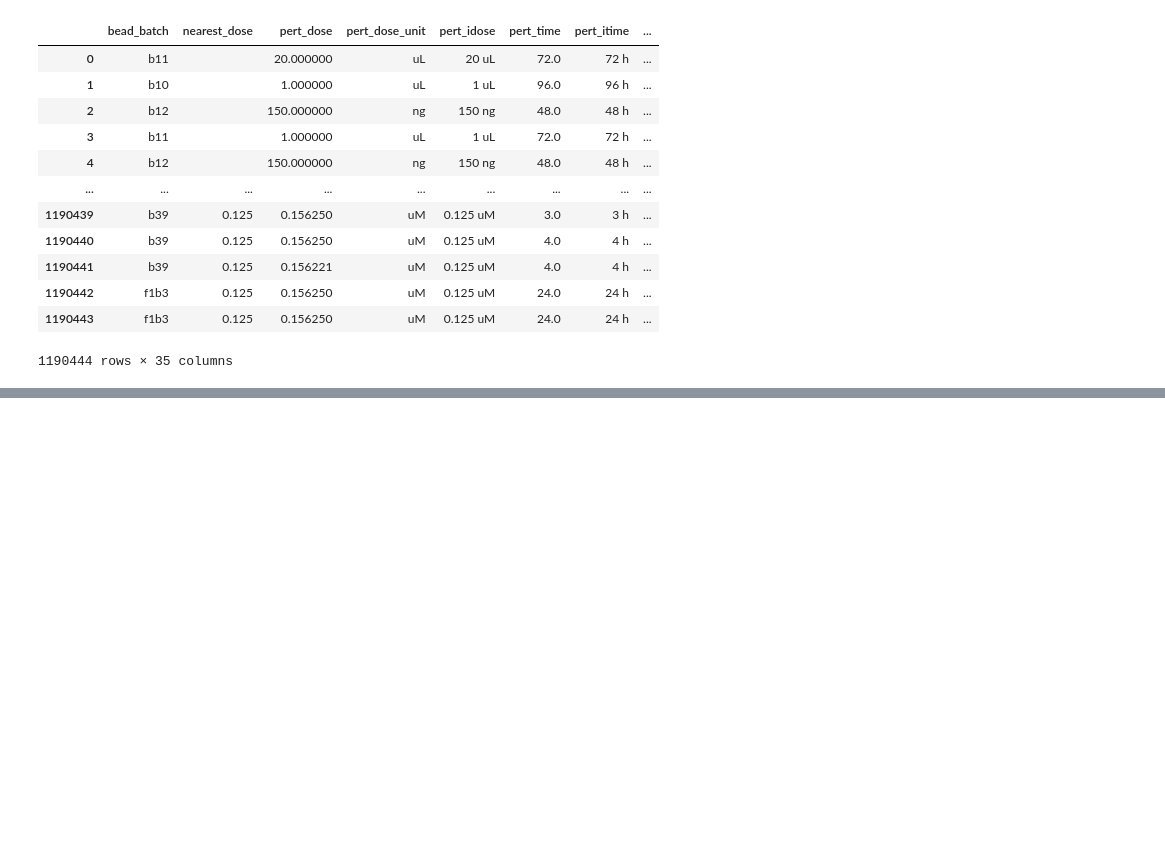
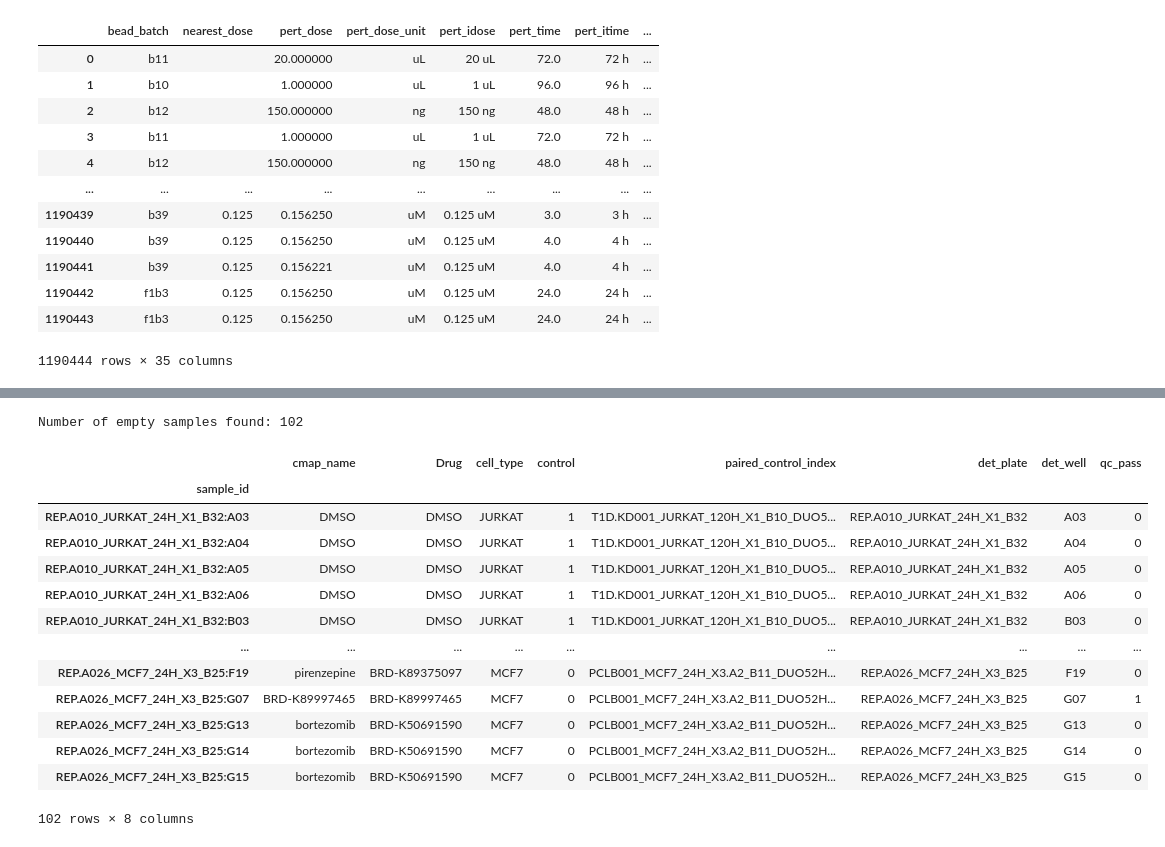
Before and after one commit to animichellegalstyan/prnet_eval, a Jupyter notebook: preprocessing_notebook.ipynb, the cells around one changed output, grey strips where cells are left out. Drawn from its saved outputs; the diff is of its cells as text; code cells hidden in the pictures; blank space fills up the shorter version.

```diff
--- a/preprocessing_notebook.ipynb
+++ b/preprocessing_notebook.ipynb
@@ -577,0 +609,44 @@ AnnData object with n_obs × n_vars = 728625 × 978 backed at '/Users/ani/Thesis
+# %%
+if sp.issparse(adata.X):
+    row_sums = np.array(adata.X.sum(axis=1)).flatten()
+else:
+    row_sums = adata.X.sum(axis=1)
+
+# 2. Create a boolean mask where the sum is exactly 0
+zero_mask = (row_sums == 0)
+
+# 3. Slice your AnnData object to keep ONLY the zero-expression samples
+corrupted_samples = adata[zero_mask].copy()
+
+print(f"Number of empty samples found: {corrupted_samples.n_obs}")
+
+# 4. Extract their observable metadata (.obs) into a pandas DataFrame
+observable_metadata = corrupted_samples.obs
+
+# 5. Let's look at specific informative columns (adjust these based on your needs!)
+columns_to_inspect = [
+    'cmap_name', 'Drug', 'cell_type', 'control',
+    'paired_control_index', 'det_plate', 'det_well', 'qc_pass'
+]
+
+# Filter columns that actually exist in your metadata to avoid KeyErrors
+available_columns = [col for col in columns_to_inspect if col in observable_metadata.columns]
+
+# Display the top 10 rows to inspect them right now
+observable_metadata[available_columns]
+# %% [output]
+Number of empty samples found: 102
+|  | cmap_name | Drug | cell_type | control | paired_control_index | det_plate | det_well | qc_pass |
+| sample_id |  |  |  |  |  |  |  |  |
+| REP.A010_JURKAT_24H_X1_B32:A03 | DMSO | DMSO | JURKAT | 1 | T1D.KD001_JURKAT_120H_X1_B10_DUO5... | REP.A010_JURKAT_24H_X1_B32 | A03 | 0 |
+| REP.A010_JURKAT_24H_X1_B32:A04 | DMSO | DMSO | JURKAT | 1 | T1D.KD001_JURKAT_120H_X1_B10_DUO5... | REP.A010_JURKAT_24H_X1_B32 | A04 | 0 |
+| REP.A010_JURKAT_24H_X1_B32:A05 | DMSO | DMSO | JURKAT | 1 | T1D.KD001_JURKAT_120H_X1_B10_DUO5... | REP.A010_JURKAT_24H_X1_B32 | A05 | 0 |
+| REP.A010_JURKAT_24H_X1_B32:A06 | DMSO | DMSO | JURKAT | 1 | T1D.KD001_JURKAT_120H_X1_B10_DUO5... | REP.A010_JURKAT_24H_X1_B32 | A06 | 0 |
+| REP.A010_JURKAT_24H_X1_B32:B03 | DMSO | DMSO | JURKAT | 1 | T1D.KD001_JURKAT_120H_X1_B10_DUO5... | REP.A010_JURKAT_24H_X1_B32 | B03 | 0 |
+| ... | ... | ... | ... | ... | ... | ... | ... | ... |
+| REP.A026_MCF7_24H_X3_B25:F19 | pirenzepine | BRD-K89375097 | MCF7 | 0 | PCLB001_MCF7_24H_X3.A2_B11_DUO52H... | REP.A026_MCF7_24H_X3_B25 | F19 | 0 |
+| REP.A026_MCF7_24H_X3_B25:G07 | BRD-K89997465 | BRD-K89997465 | MCF7 | 0 | PCLB001_MCF7_24H_X3.A2_B11_DUO52H... | REP.A026_MCF7_24H_X3_B25 | G07 | 1 |
+| REP.A026_MCF7_24H_X3_B25:G13 | bortezomib | BRD-K50691590 | MCF7 | 0 | PCLB001_MCF7_24H_X3.A2_B11_DUO52H... | REP.A026_MCF7_24H_X3_B25 | G13 | 0 |
+| REP.A026_MCF7_24H_X3_B25:G14 | bortezomib | BRD-K50691590 | MCF7 | 0 | PCLB001_MCF7_24H_X3.A2_B11_DUO52H... | REP.A026_MCF7_24H_X3_B25 | G14 | 0 |
+| REP.A026_MCF7_24H_X3_B25:G15 | bortezomib | BRD-K50691590 | MCF7 | 0 | PCLB001_MCF7_24H_X3.A2_B11_DUO52H... | REP.A026_MCF7_24H_X3_B25 | G15 | 0 |
+102 rows × 8 columns
```
Also changed, not shown: parts of 9 cells of this notebook, 11 other files.
